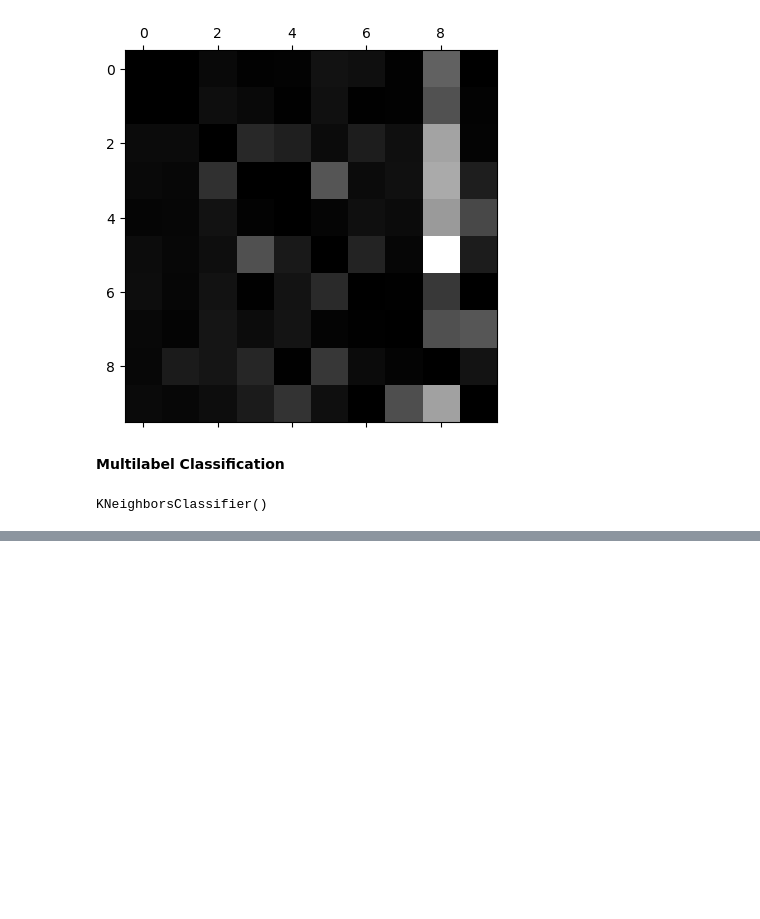
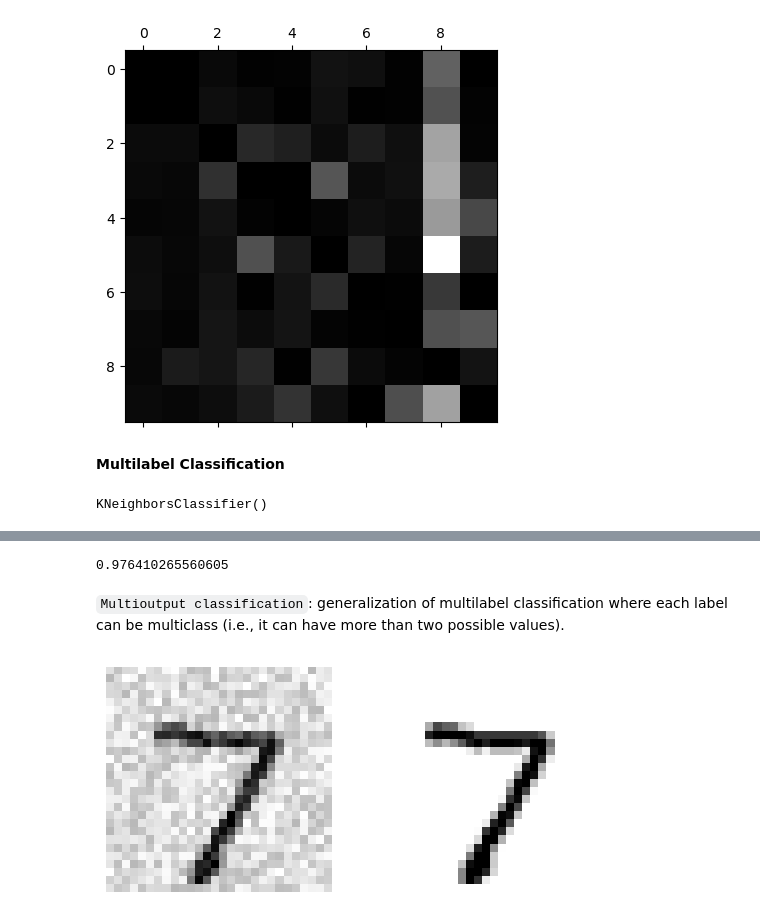
Before and after one commit to anhdo1896/UMLT, a Jupyter notebook: TextBook/Chapter_3/classifiactions.ipynb, the cells around one changed output, grey strips where cells are left out. Drawn from its saved outputs; the diff is of its cells as text; code cells hidden in the pictures; blank space fills up the shorter version.

```diff
--- a/TextBook/Chapter_3/classifiactions.ipynb
+++ b/TextBook/Chapter_3/classifiactions.ipynb
@@ -402,0 +405,30 @@ AttributeError: 'NoneType' object has no attribute 'split'
+# %%
+y_train_knn_pred = cross_val_predict(knn_clf, X_train, y_multilabel, cv=3)
+f1_score(y_multilabel, y_train_knn_pred, average="macro")
+# %% [output]
+0.976410265560605
+# %% [markdown]
+`Multioutput classification`: generalization of multilabel classification where each label can be multiclass (i.e., it can have more than two possible values). <br/>
+# %%
+noise = np.random.randint(0, 100, (len(X_train), 784))
+X_train_mod = X_train + noise
+noise = np.random.randint(0, 100, (len(X_test), 784))
+X_test_mod = X_test + noise
+y_train_mod = X_train
+y_test_mod = X_test
+# %%
+some_index = 0
+knn_clf.fit(X_train_mod, y_train_mod)
+clean_digit = knn_clf.predict([X_test_mod[some_index]])
+
+def plot_digit(data):
+    image = data.reshape(28, 28)
+    plt.imshow(image, cmap = mpl.cm.binary,
+               interpolation="nearest")
+    plt.axis("off")
+
+plt.subplot(121); plot_digit(X_test_mod[some_index])
+plt.subplot(122); plot_digit(y_test_mod[some_index])
+plt.show()
+# %% [output]
+[figure, added]
```
Also changed, not shown: parts of 2 cells of this notebook, 1 other file.
